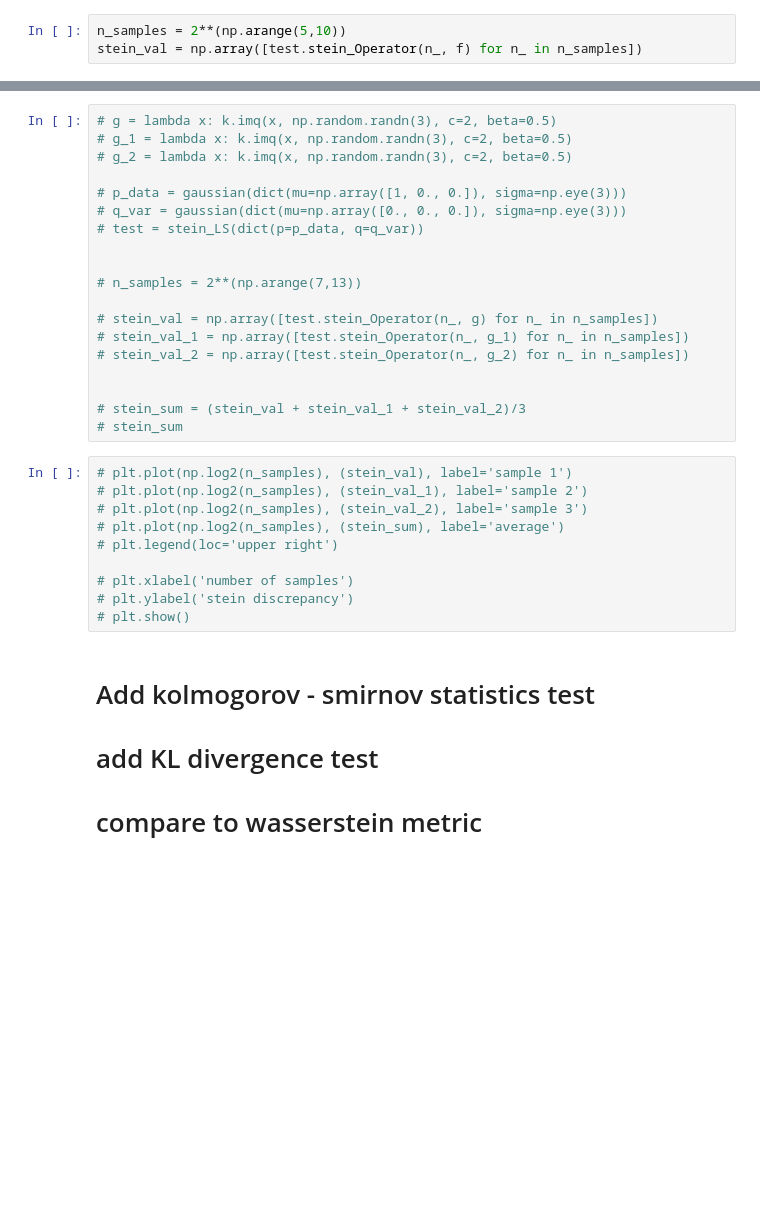
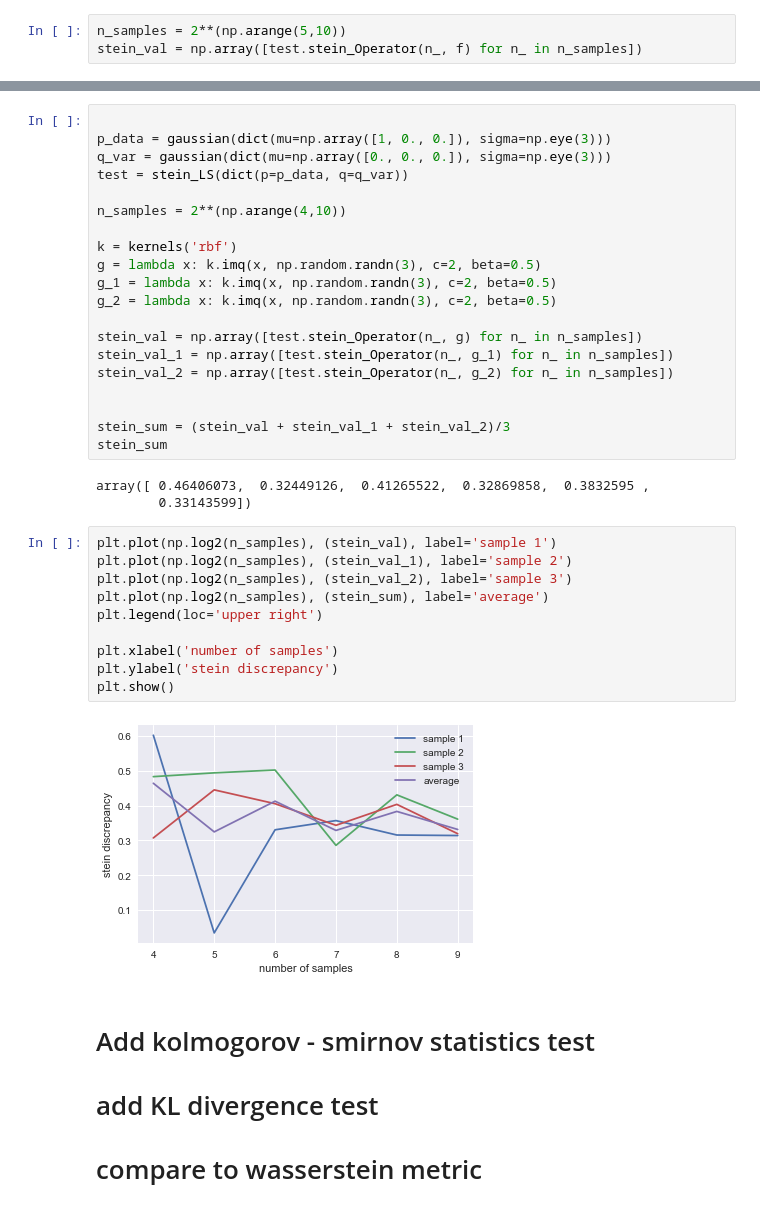
Before and after one commit to singhalrk/stein_ksd, a Jupyter notebook: Stein_Tests.ipynb, the cells around one changed output, grey strips where cells are left out. Cells and saved outputs as stored; diff of their text form; blank space fills up the shorter version.

```diff
--- a/Stein_Tests.ipynb
+++ b/Stein_Tests.ipynb
@@ -57,32 +57,38 @@ array([ 0.69765107,  0.93082818,  0.69802107,  0.45456176,  0.45979795])
 # %%
-# g = lambda x: k.imq(x, np.random.randn(3), c=2, beta=0.5)
-# g_1 = lambda x: k.imq(x, np.random.randn(3), c=2, beta=0.5)
-# g_2 = lambda x: k.imq(x, np.random.randn(3), c=2, beta=0.5)
 
-# p_data = gaussian(dict(mu=np.array([1, 0., 0.]), sigma=np.eye(3)))
-# q_var = gaussian(dict(mu=np.array([0., 0., 0.]), sigma=np.eye(3)))
-# test = stein_LS(dict(p=p_data, q=q_var))
+p_data = gaussian(dict(mu=np.array([1, 0., 0.]), sigma=np.eye(3)))
+q_var = gaussian(dict(mu=np.array([0., 0., 0.]), sigma=np.eye(3)))
+test = stein_LS(dict(p=p_data, q=q_var))
+
+n_samples = 2**(np.arange(4,10))
+
+k = kernels('rbf')
+g = lambda x: k.imq(x, np.random.randn(3), c=2, beta=0.5)
+g_1 = lambda x: k.imq(x, np.random.randn(3), c=2, beta=0.5)
+g_2 = lambda x: k.imq(x, np.random.randn(3), c=2, beta=0.5)
+
+stein_val = np.array([test.stein_Operator(n_, g) for n_ in n_samples])
+stein_val_1 = np.array([test.stein_Operator(n_, g_1) for n_ in n_samples])
+stein_val_2 = np.array([test.stein_Operator(n_, g_2) for n_ in n_samples])
 
 
-# n_samples = 2**(np.arange(7,13))
-
-# stein_val = np.array([test.stein_Operator(n_, g) for n_ in n_samples])
-# stein_val_1 = np.array([test.stein_Operator(n_, g_1) for n_ in n_samples])
-# stein_val_2 = np.array([test.stein_Operator(n_, g_2) for n_ in n_samples])
-
-
-# stein_sum = (stein_val + stein_val_1 + stein_val_2)/3
-# stein_sum
+stein_sum = (stein_val + stein_val_1 + stein_val_2)/3
+stein_sum
+# %% [output]
+array([ 0.46406073,  0.32449126,  0.41265522,  0.32869858,  0.3832595 ,
+        0.33143599])
 # %%
-# plt.plot(np.log2(n_samples), (stein_val), label='sample 1')
-# plt.plot(np.log2(n_samples), (stein_val_1), label='sample 2')
-# plt.plot(np.log2(n_samples), (stein_val_2), label='sample 3')
-# plt.plot(np.log2(n_samples), (stein_sum), label='average')
-# plt.legend(loc='upper right')
+plt.plot(np.log2(n_samples), (stein_val), label='sample 1')
+plt.plot(np.log2(n_samples), (stein_val_1), label='sample 2')
+plt.plot(np.log2(n_samples), (stein_val_2), label='sample 3')
+plt.plot(np.log2(n_samples), (stein_sum), label='average')
+plt.legend(loc='upper right')
 
-# plt.xlabel('number of samples')
-# plt.ylabel('stein discrepancy')
-# plt.show()
+plt.xlabel('number of samples')
+plt.ylabel('stein discrepancy')
+plt.show()
+# %% [output]
+[figure, added]
 # %% [markdown]
 # Add kolmogorov - smirnov statistics test
 # add KL divergence test
```
Also changed, not shown: parts of 12 cells of this notebook.
